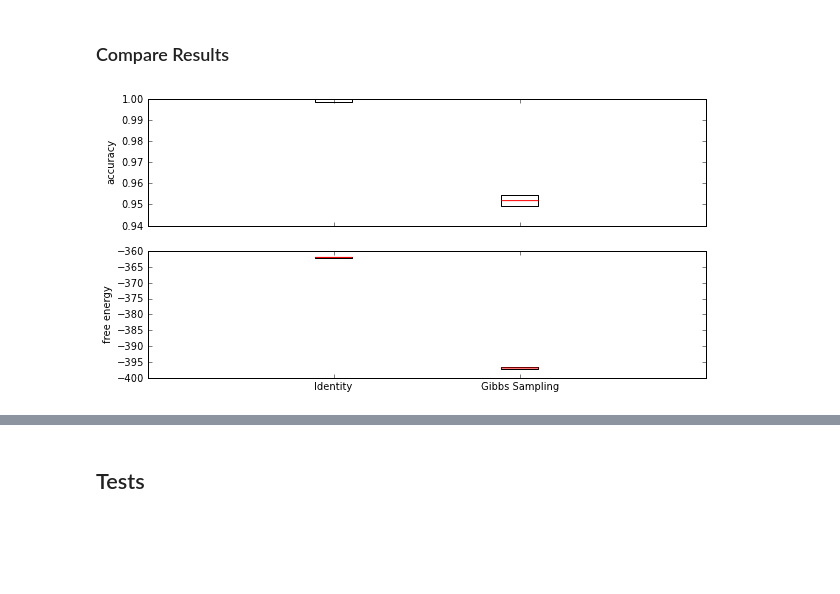
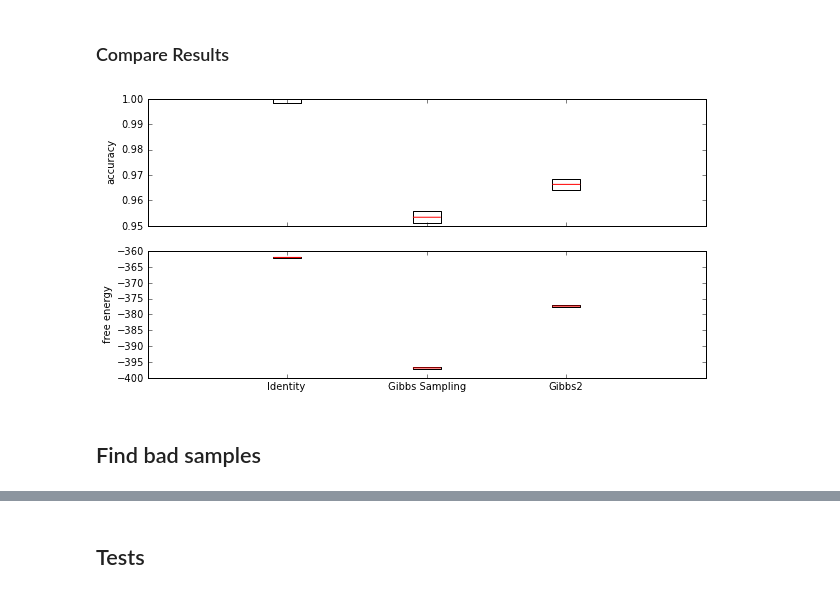
Before and after one commit to surban/ml, a Jupyter notebook: notebooks/rbm-stability.ipynb, the cells around one changed output, grey strips where cells are left out. Cells and saved outputs as stored; diff of their text form; code cells hidden in the pictures; blank space fills up the shorter version.

```diff
--- a/notebooks/rbm-stability.ipynb
+++ b/notebooks/rbm-stability.ipynb
@@ -83,10 +83,12 @@ Generated labels:  []
 # %% [markdown]
 ### Gibbs sampling
 # %%
-gibbs_X=common.util.map(X, 1000, lambda x: myrbm.gibbs_sample(x, k=100, beta=10)[0],
+gibbs_X=common.util.map(X, 1000, lambda x: myrbm.gibbs_sample(x, k=1, beta=1)[0],
                         caption="Generating samples")
 gibbs_stab = rbm.sampling.generation_accuracy("Gibbs Sampling", ref_predict, myrbm,
                                               X, Z, ref_Z,
                                               gen_X=gibbs_X)
+figsize(15,7)
+gibbs_stab.output_errors(20)
 # %% [output]
 | label | n_samples | n_success | classifier_accuracy | fe_mean | fe_variance |
@@ -93,0 +102,10 @@ gibbs_stab = rbm.sampling.generation_accuracy("Gibbs Sampling", ref_predict, myr
+# %%
+gibbs2_X=common.util.map(X, 1000, lambda x: myrbm.gibbs_sample(x, k=10, beta=2)[0],
+                         caption="Generating samples")
+gibbs2_stab = rbm.sampling.generation_accuracy("Gibbs2", ref_predict, myrbm,
+                                               X, Z, ref_Z,
+                                               gen_X=gibbs2_X)
+#figsize(15,7)
+#gibbs2_stab.output_errors(20)
+figsize(10,5)
+rbm.sampling.plot_stability([id_stab, gibbs_stab, gibbs2_stab])
@@ -105,6 +199,8 @@ Generated labels:  [8 8 7 8 8 8 9 8 2 0 9 3 3 9 3 9 2 8 8 3]
 ### Compare Results
 # %%
 figsize(10,5)
-rbm.sampling.plot_stability([id_stab, gibbs_stab])
+rbm.sampling.plot_stability([id_stab, gibbs_stab, gibbs2_stab])
 # %% [output]
-[figure, old version]
+[figure, new version]
+# %% [markdown]
+## Find bad samples
```
Also changed, not shown: parts of 21 cells of this notebook, 3 other files.
